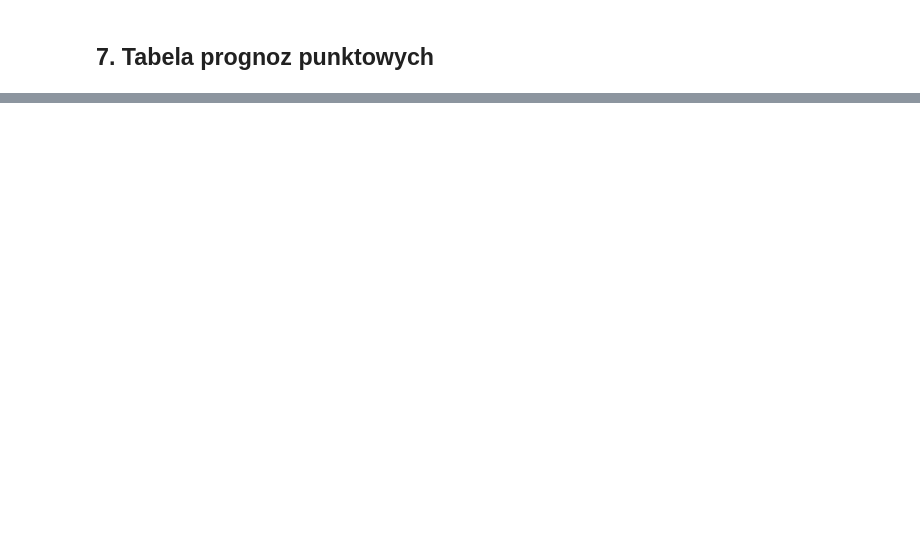
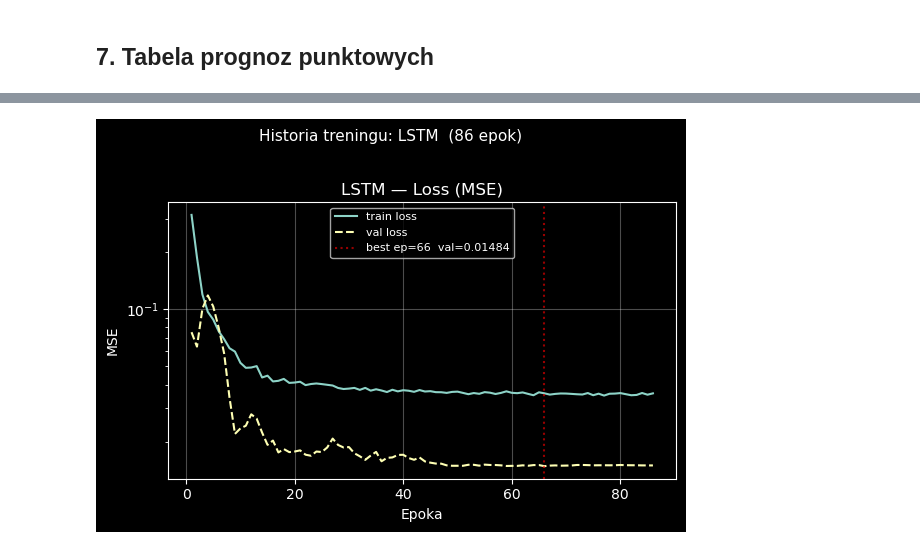
Before and after one commit to AdamDetmer/bitcoin-onchain-analysis, a Jupyter notebook: notebooks/model_comparison.ipynb, the cells around one changed output, grey strips where cells are left out. Saved outputs shown, nothing was run; the diff lists cells and outputs as text; code cells hidden in the pictures; blank space fills up the shorter version.

```diff
--- a/notebooks/model_comparison.ipynb
+++ b/notebooks/model_comparison.ipynb
@@ -25,7 +25,7 @@ plt.rcParams['axes.grid']       = True
 plt.rcParams['grid.alpha']      = 0.07
 plt.rcParams['figure.figsize']  = (15, 5)
 
-C = {'lstm': '#0066FF', 'blstm': '#00FFCC', 'conv1d': '#FF6B35', 'real': '#F7931A'}
+C = {'lstm': '#0066FF', 'blstm': '#00FFCC', 'conv1d': '#FF6B35', 'transformer': '#C084FC', 'real': '#F7931A'}
 
 # Wczytaj raport
 report_path = MODELS_DIR / 'training_report.json'
@@ -127,7 +126,8 @@ for model_name in all_names():
     X, y, _, scaler_price, dates = make_sequences(df_full, features, model.window)
     _, X_test, _, y_test, _, dates_test = train_test_split_ts(X, y, dates, TEST_DAYS)
 
-    pred_scaled  = model._keras_model.predict(X_test, verbose=0)
+    raw = model._keras_model.predict(X_test, verbose=0)
+    pred_scaled  = raw[0] if isinstance(raw, (list, tuple)) else raw
     pred_returns = model._scaler_price.inverse_transform(pred_scaled).flatten()
     real_prev    = df_full['price'].iloc[-len(pred_returns)-1:-1].values
     pred_prices  = pd.Series(
@@ -172,7 +172,8 @@ for row, model_name in enumerate(trained_models):
     X, y, _, _, dates = make_sequences(df_full, features, model.window)
     _, X_test, _, _, _, dates_test = train_test_split_ts(X, y, dates, TEST_DAYS)
 
-    pred_scaled  = model._keras_model.predict(X_test, verbose=0)
+    raw = model._keras_model.predict(X_test, verbose=0)
+    pred_scaled  = raw[0] if isinstance(raw, (list, tuple)) else raw
     pred_returns = model._scaler_price.inverse_transform(pred_scaled).flatten()
     real_prev    = df_full['price'].iloc[-len(pred_returns)-1:-1].values
     pred_prices  = real_prev * np.exp(pred_returns)
@@ -335,0 +343,89 @@ Horyzont          Dni      Data                  LSTM             BLSTM
+# %%
+%matplotlib inline
+import sys, pathlib
+sys.path.insert(0, str(pathlib.Path('..').resolve() / 'src'))
+
+import matplotlib.pyplot as plt
+import numpy as np
+from IPython.display import display
+from model_registry import all_names
+
+
+def plot_all_histories(models_dir='../models'):
+    """
+    Ładuje history.npy dla każdego wytrenowanego modelu i rysuje wykresy inline.
+    Jeśli history.npy nie istnieje (stary trening bez zapisu), wyświetla PNG jeśli dostępne.
+    """
+    models_dir = pathlib.Path(models_dir)
+
+    for name in all_names():
+        hist_path = models_dir / name / 'history.npy'
+        png_path  = models_dir / name / 'training_history.png'
+
+        if hist_path.exists():
+            h = np.load(str(hist_path), allow_pickle=True).item()
+        elif png_path.exists():
+            print(f'{name.upper()}: brak history.npy — wyświetlam PNG')
+            img = plt.imread(str(png_path))
+            fig, ax = plt.subplots(figsize=(10, 4))
+            ax.imshow(img)
+            ax.axis('off')
+            fig.tight_layout()
+            display(fig)
+            plt.close(fig)
+            continue
+        else:
+            print(f'{name.upper()}: brak danych historii — uruchom train.py')
+            continue
+
+        loss_key     = 'price_output_loss' if 'price_output_loss' in h else 'loss'
+        val_loss_key = next((k for k in ('val_price_output_loss', 'val_loss') if k in h), None)
+        mae_key      = next((k for k in ('price_output_mae', 'mae') if k in h), None)
+        val_mae_key  = next((k for k in ('val_price_output_mae', 'val_mae') if k in h), None)
+
+        n_plots = 2 if mae_key else 1
+        fig, axes = plt.subplots(1, n_plots, figsize=(6 * n_plots, 4))
+        if n_plots == 1:
+            axes = [axes]
+
+        epochs = range(1, len(h[loss_key]) + 1)
+
+        # ── Panel 1: Loss ──────────────────────────────────────────────
+        ax = axes[0]
+        ax.plot(epochs, h[loss_key], label='train loss', lw=1.5)
+        if val_loss_key:
+            ax.plot(epochs, h[val_loss_key], label='val loss', lw=1.5, ls='--')
+            best_ep  = int(np.argmin(h[val_loss_key])) + 1
+            best_val = min(h[val_loss_key])
+            ax.axvline(best_ep, color='red', ls=':', alpha=0.6,
+                       label=f'best ep={best_ep}  val={best_val:.5f}')
+        ax.set_title(f'{name.upper()} — Loss (MSE)')
+        ax.set_xlabel('Epoka')
+        ax.set_ylabel('MSE')
+        ax.legend(fontsize=8)
+        ax.grid(True, alpha=0.3)
+        ax.set_yscale('log')
+
+        # ── Panel 2: MAE ───────────────────────────────────────────────
+        if mae_key:
+            ax2 = axes[1]
+            ax2.plot(epochs, h[mae_key], label='train MAE', lw=1.5)
+            if val_mae_key:
+                ax2.plot(epochs, h[val_mae_key], label='val MAE', lw=1.5, ls='--')
+            ax2.set_title(f'{name.upper()} — MAE')
+            ax2.set_xlabel('Epoka')
+            ax2.set_ylabel('MAE (scaled)')
+            ax2.legend(fontsize=8)
+            ax2.grid(True, alpha=0.3)
+
+        fig.suptitle(
+            f'Historia treningu: {name.upper()}  ({len(h[loss_key])} epok)',
+            fontsize=11, y=1.02)
+        fig.tight_layout()
+        display(fig)
+        plt.close(fig)
+
+
+plot_all_histories('../models')
+# %% [output]
+[figure, added]
```
Also changed, not shown: parts of 12 cells of this notebook, 35 other files.
